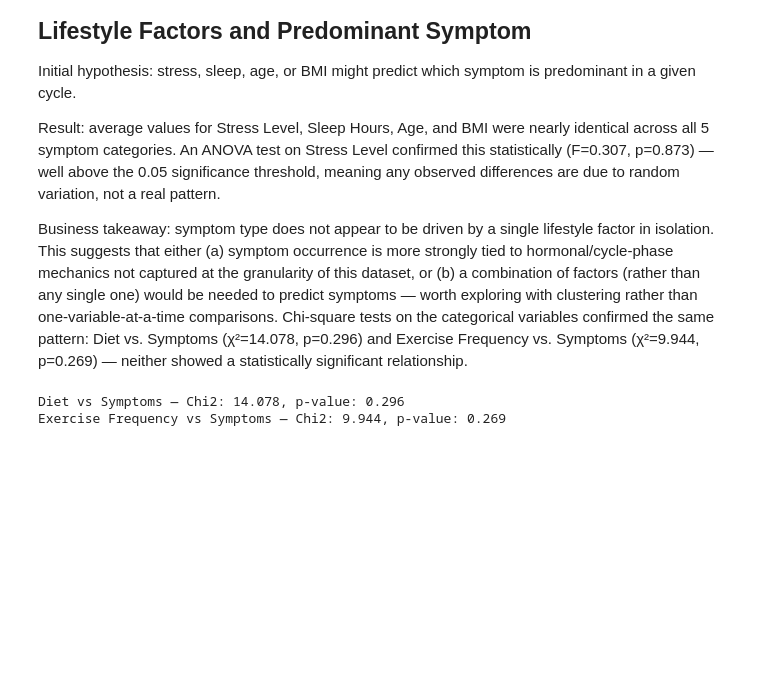
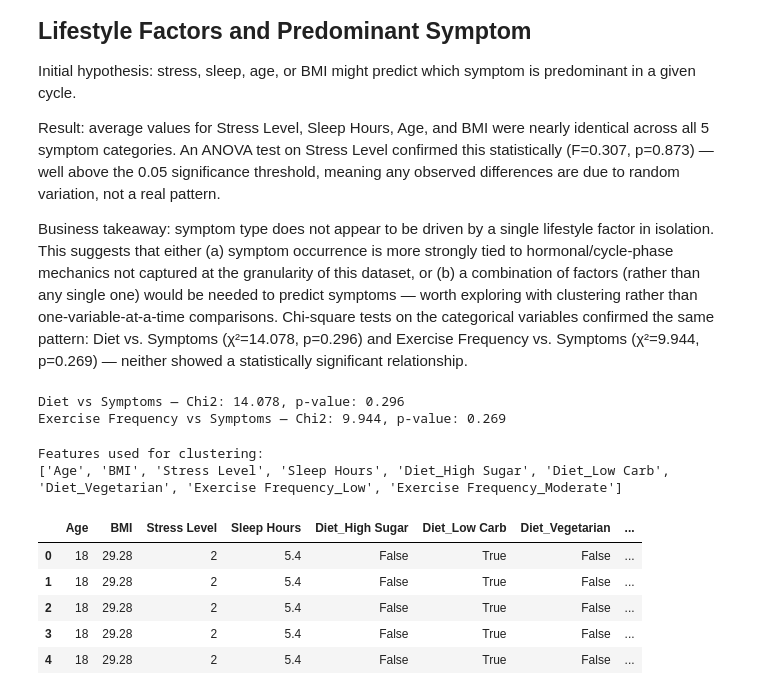
Before and after one commit to martalazaroquiles-lang/femcycle-insights, a Jupyter notebook: notebooks/01_exploration_inicial.ipynb, the cells around one changed output. Cells and saved outputs as stored; diff of their text form; code cells hidden in the pictures; blank space fills up the shorter version.

```diff
--- a/notebooks/01_exploration_inicial.ipynb
+++ b/notebooks/01_exploration_inicial.ipynb
@@ -363,3 +363,28 @@ print(f"Exercise Frequency vs Symptoms — Chi2: {chi2_ex:.3f}, p-value: {p_exer
 # %% [output]
 Diet vs Symptoms — Chi2: 14.078, p-value: 0.296
 Exercise Frequency vs Symptoms — Chi2: 9.944, p-value: 0.269
+# %%
+from sklearn.preprocessing import StandardScaler
+import pandas as pd
+
+# Convert categorical variables to numeric using one-hot encoding
+df_encoded = pd.get_dummies(df, columns=['Diet', 'Exercise Frequency'], drop_first=True)
+
+# Select features for clustering (numeric lifestyle factors)
+features = ['Age', 'BMI', 'Stress Level', 'Sleep Hours'] + \
+           [col for col in df_encoded.columns if 'Diet_' in col or 'Exercise Frequency_' in col]
+
+print("Features used for clustering:")
+print(features)
+
+X = df_encoded[features]
+X.head()
+# %% [output]
+Features used for clustering:
+['Age', 'BMI', 'Stress Level', 'Sleep Hours', 'Diet_High Sugar', 'Diet_Low Carb', 'Diet_Vegetarian', 'Exercise Frequency_Low', 'Exercise Frequency_Moderate']
+|  | Age | BMI | Stress Level | Sleep Hours | Diet_High Sugar | Diet_Low Carb | Diet_Vegetarian | ... |
+| 0 | 18 | 29.28 | 2 | 5.4 | False | True | False | ... |
+| 1 | 18 | 29.28 | 2 | 5.4 | False | True | False | ... |
+| 2 | 18 | 29.28 | 2 | 5.4 | False | True | False | ... |
+| 3 | 18 | 29.28 | 2 | 5.4 | False | True | False | ... |
+| 4 | 18 | 29.28 | 2 | 5.4 | False | True | False | ... |
```
Also changed, not shown: parts of 6 cells of this notebook.
